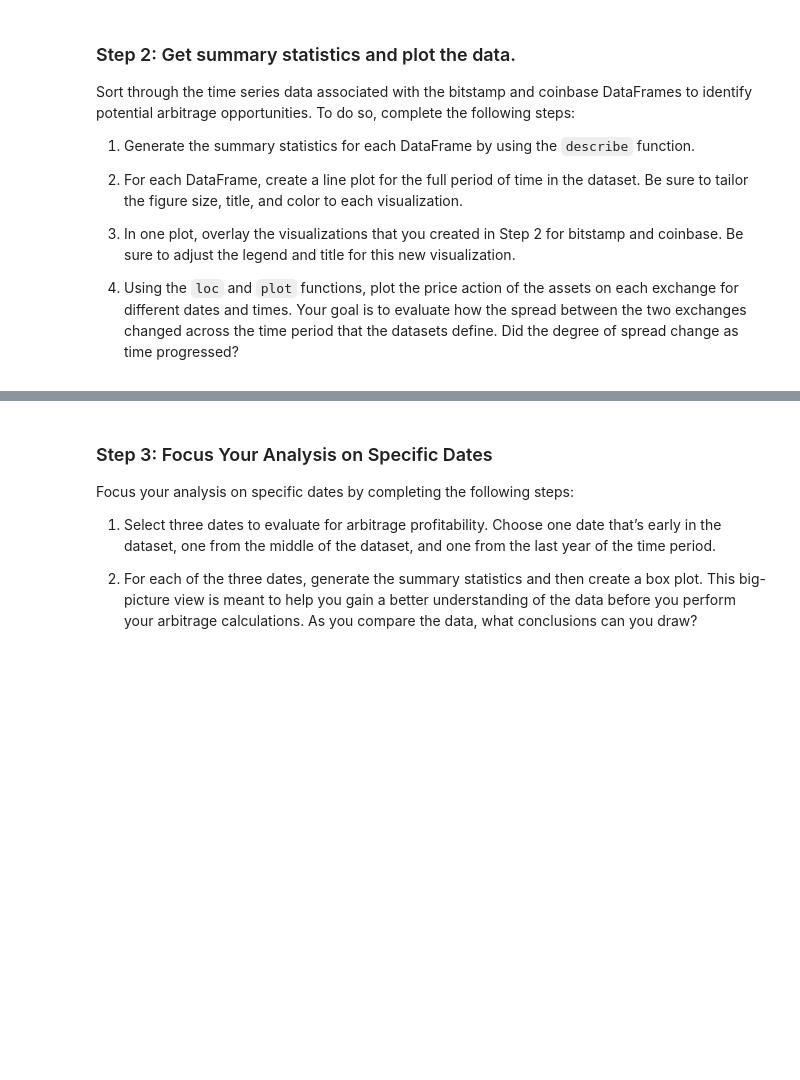
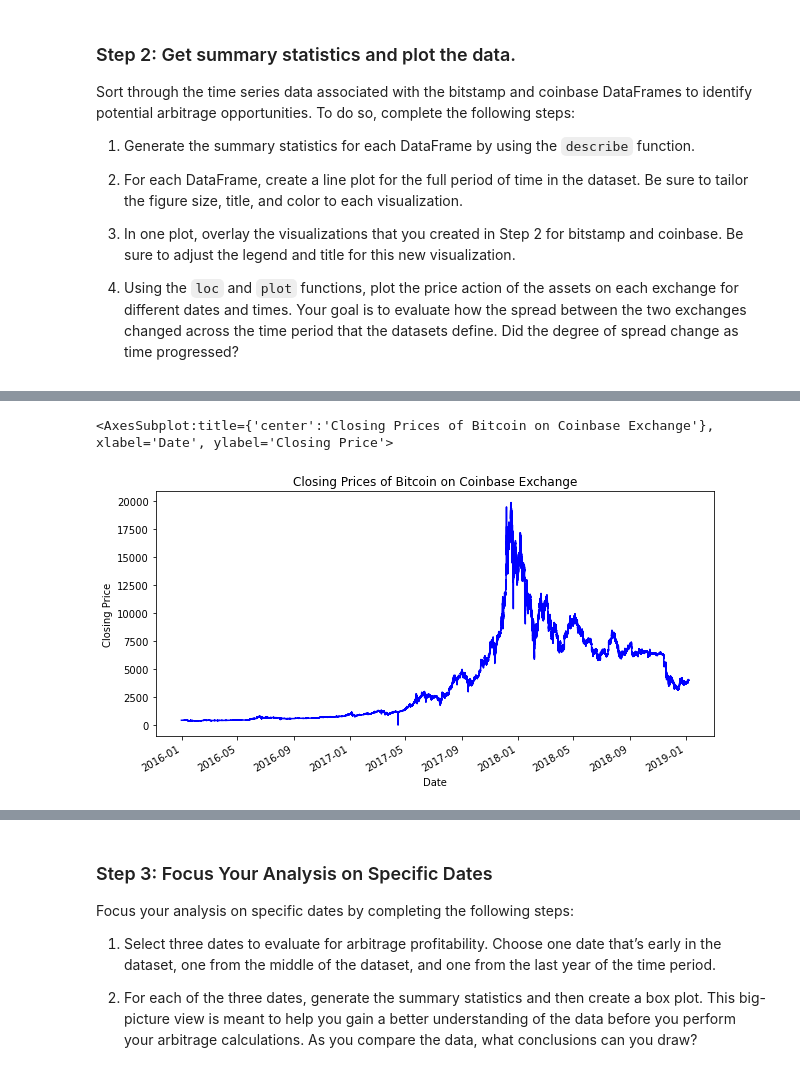
Before and after one commit to AbsurdSophist/Module_3_Challenge, a Jupyter notebook: crypto_arbitrage.ipynb, the cells around one changed output, grey strips where cells are left out. Drawn from its saved outputs; the diff is of its cells as text; code cells hidden in the pictures; blank space fills up the shorter version.

```diff
--- a/crypto_arbitrage.ipynb
+++ b/crypto_arbitrage.ipynb
@@ -71,7 +71,7 @@ display(bitstamp.tail())
 # Set the index to the column "Timestamp"
 # Set the parse_dates and infer_datetime_format parameters
 coinbase = pd.read_csv(
-    Path('Resources/coinbase.csv'),
+    Path('../Starter_Code/Resources/coinbase.csv'),
     index_col = 'Timestamp',
     parse_dates = True,
     infer_datetime_format = True)
@@ -154,7 +139,7 @@ bitstamp.duplicated().sum()
 # %%
 # Repeat Steps 1–4 for the coinbase DataFrame
 # Drop NaN values in coinbase df
-coinbase.dropna()
+coinbase = coinbase.dropna()
 
 # Remove '$' in coinbase['Close']
 coinbase['Close'] = coinbase['Close'].str.replace('$', '')
@@ -163,8 +148,5 @@ coinbase['Close'] = coinbase['Close'].str.replace('$', '')
 coinbase['Close'] = coinbase['Close'].astype('float')
 
 # Find duplicate values, drop if necessary
-coinbase.duplicated().sum()
+coinbase.duplicated()
 coinbase = coinbase.drop_duplicates()
-
-# Verify duplicates have been dropped
-coinbase.duplicated.sum()
@@ -201,6 +193,6 @@ bitstamp_sliced = # YOUR CODE HERE
 # %%
 # Use loc or iloc to select `Timestamp (the index)` and `Close` from coinbase DataFrame
-coinbase_sliced = # YOUR CODE HERE
+coinbase_sliced = coinbase.iloc[:, 3]
 
 # Review the first five rows of the DataFrame
-# YOUR CODE HERE
+coinbase_sliced.head()
@@ -229,7 +258,16 @@ Sort through the time series data associated with the bitstamp and coinbase Data
 # %%
 # Create a line plot for the coinbase DataFrame for the full length of time in the dataset
 # Be sure that the figure size, title, and color are tailored to each visualization
-# YOUR CODE HERE
+coinbase_sliced.plot(
+    figsize = (10, 5),
+    title = 'Closing Prices of Bitcoin on Coinbase Exchange',
+    color = 'blue',
+    ylabel = 'Closing Price',
+    xlabel = 'Date'
+)
+# %% [output]
+<AxesSubplot:title={'center':'Closing Prices of Bitcoin on Coinbase Exchange'}, xlabel='Date', ylabel='Closing Price'>
+[figure, added]
 # %%
 # Overlay the visualizations for the bitstamp and coinbase DataFrames in one plot
 # The plot should visualize the prices over the full lenth of the dataset
```
Also changed, not shown: parts of 14 cells of this notebook.
